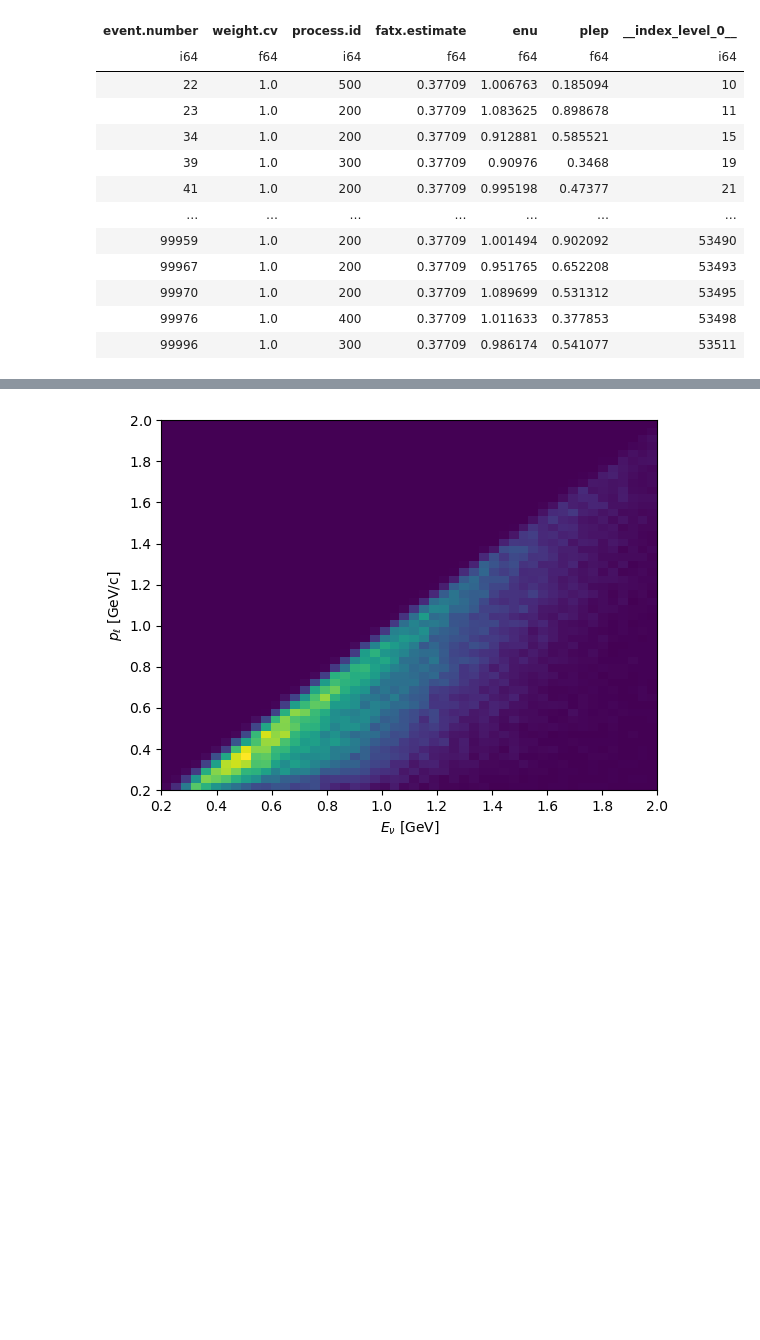
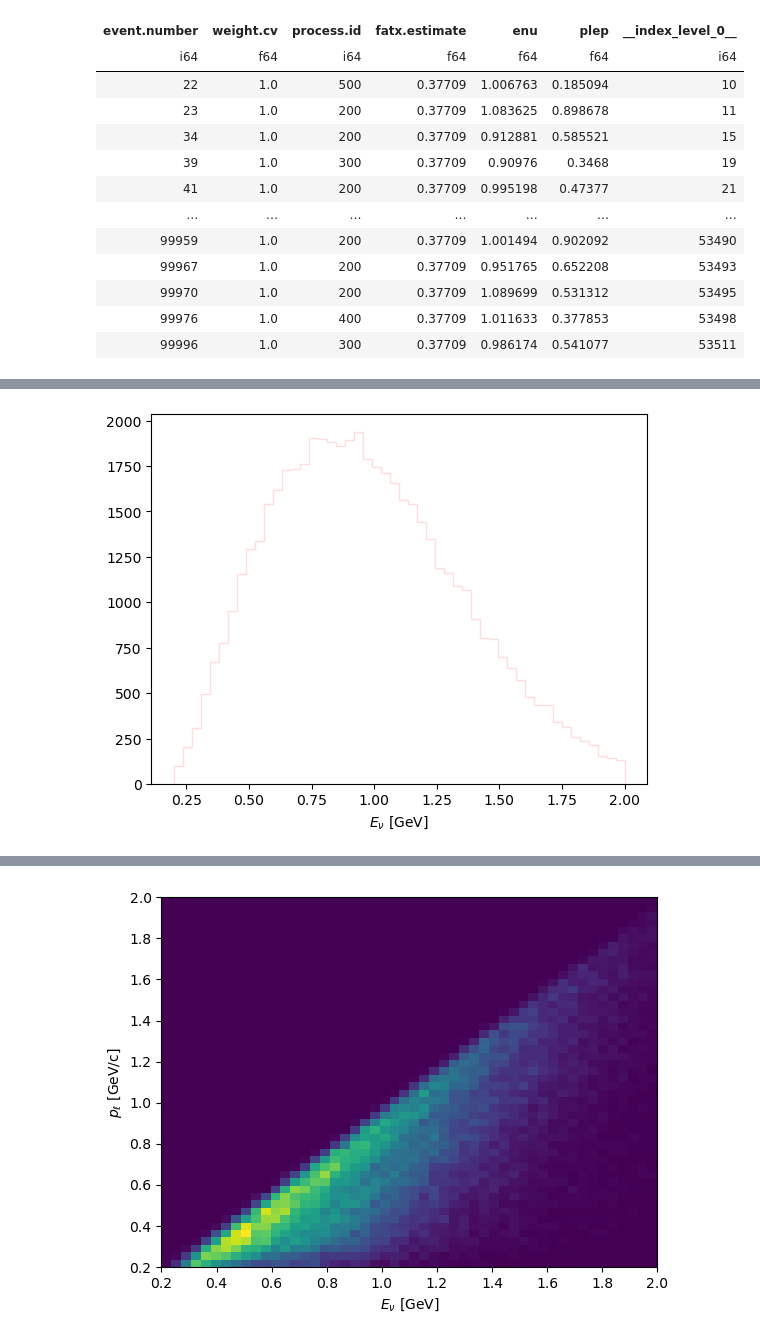
Before and after one commit to luketpickering/numc_dockerfiles, a Jupyter notebook: alma9/nuisance3_git_master/notebooks/PittPACCDemo.ipynb, the cells around one changed output, grey strips where cells are left out. Drawn from its saved outputs; the diff is of its cells as text; code cells hidden in the pictures; blank space fills up the shorter version.

```diff
--- a/alma9/nuisance3_git_master/notebooks/PittPACCDemo.ipynb
+++ b/alma9/nuisance3_git_master/notebooks/PittPACCDemo.ipynb
@@ -189,6 +199,9 @@ def sel_cc0pi(ev):
     num_out_nucleons = pps.event.num_out_part(ev, 2212) + pps.event.num_out_part(ev, 2112)
     num_out_muon = pps.event.num_out_part(ev, 13)
 
+    if num_out_muon != 1:
+        return False
+
     return num_out_part == (num_out_nucleons + num_out_muon)
 
 
@@ -199,7 +212,7 @@ def enu_plep_gev(ev):
         vals[0] = pps.event.beam_part(ev,14).momentum().e() / pps.unit.GeV
 
     if pps.event.has_out_part(ev,13):
-        vals[1] = pps.event.hm_out_part(ev,13).momentum().e() / pps.unit.GeV
+        vals[1] = pps.event.hm_out_part(ev,13).momentum().p3mod() / pps.unit.GeV
 
     return vals
 # %% [markdown]
@@ -337,0 +363,12 @@ Now we can histogram the event data up and take a look!
+# %%
+binning = pn.Binning.lin_space(0.2, 2, 50, r"$E_\nu$ [GeV]")
+hist = pn.HistFrame(binning)
+
+for ev,cvw in nuevs:
+    if sel_cc0pi(ev):
+        hist.fill(enu_plep_gev(ev), cvw)
+
+hist.mpl().hist(histtype="step", color="#F002")
+plt.show()
+# %% [output]
+[figure, added]
```
Also changed, not shown: parts of 48 cells of this notebook.
